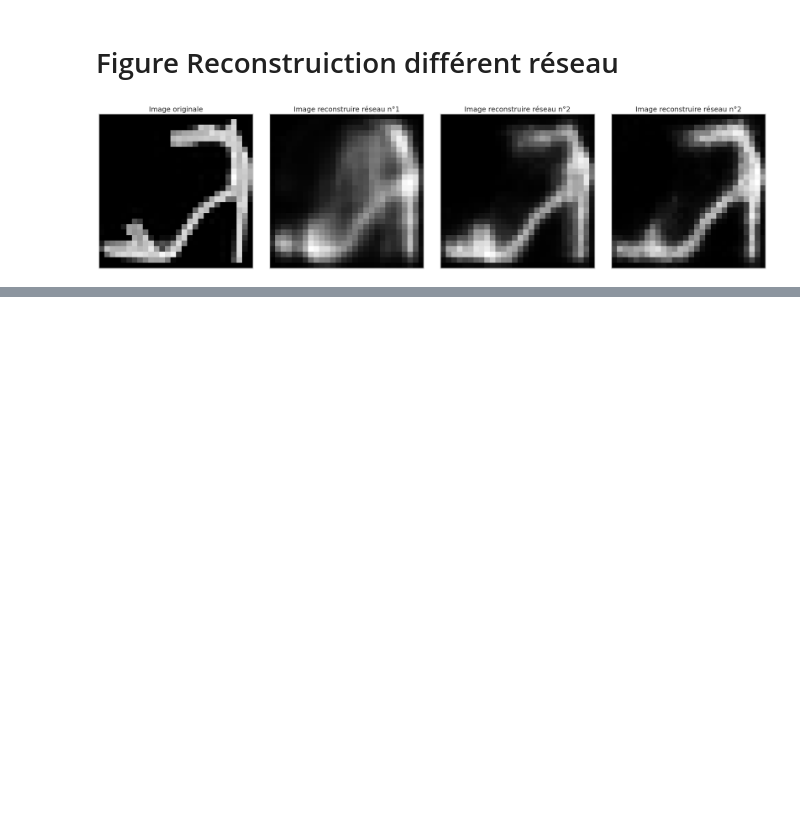
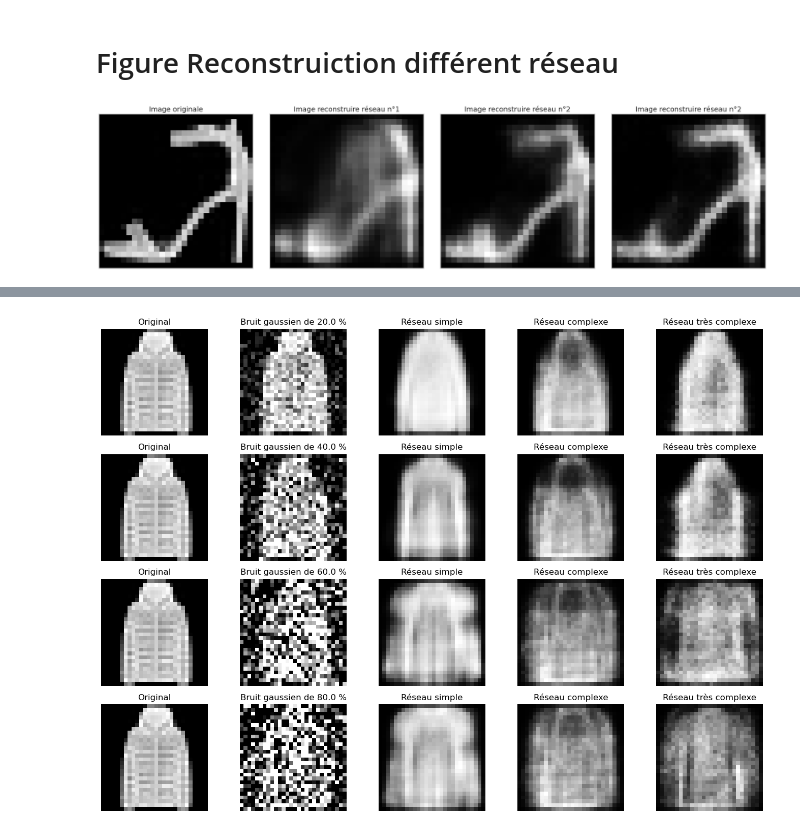
Before and after one commit to dataymeric/NeuralNetworksDIY, a Jupyter notebook: notebooks/encoder_decoder_fashion.ipynb, the cells around one changed output, grey strips where cells are left out. Cells and saved outputs as stored; diff of their text form; code cells hidden in the pictures; blank space fills up the shorter version.

```diff
--- a/notebooks/encoder_decoder_fashion.ipynb
+++ b/notebooks/encoder_decoder_fashion.ipynb
@@ -346,0 +388,33 @@ fig.savefig('reports/src/reconstruction_per_network_cplxity.pdf', dpi=100, bbox_
+# %%
+def display_simple(original_images):
+    titres = ["simple", "complexe", "très complexe"]
+    indice = np.random.randint(len(original_images), size=1)
+    # indice = np.random.choice(np.nonzero(y_test == 4)[0])
+
+    fig, ax = plt.subplots(nrows=4, ncols=5, figsize=(14, 10))
+    for row, noise_factor in enumerate([0.2, 0.4, 0.6, 0.8]):
+        noisy_images = noise(original_images, noise_factor)
+        image1 = original_images[indice, :]
+        image2 = noisy_images[indice, :]
+
+        ax[row, 0].imshow(image1.reshape(28, 28), cmap="gray")
+        ax[row, 0].set_title(f"Original")
+        ax[row, 0].set_axis_off()
+        ax[row, 1].imshow(image2.reshape(28, 28), cmap="gray")
+        ax[row, 1].set_title(f"Bruit gaussien de {noise_factor * 100} %")
+        ax[row, 1].set_axis_off()
+
+        for col, net in enumerate([net_simple, net_medium, net_big]):
+            decoded_imgs = net.forward(noisy_images)
+            image3 = decoded_imgs[indice, :]
+            ax[row, 2 + col].imshow(image3.reshape(28, 28), cmap="gray")
+            ax[row, 2 + col].set_title(f"Réseau {titres[col]}")
+            ax[row, 2 + col].set_axis_off()
+
+    plt.tight_layout()
+    plt.savefig("./reports/src/reconstruct_noisy_.pdf", dpi=100, bbox_inches="tight")
+    plt.show()
+
+display_simple(X_test)
+# %% [output]
+[figure, added]
```
Also changed, not shown: parts of 17 cells of this notebook, 6 other files.
